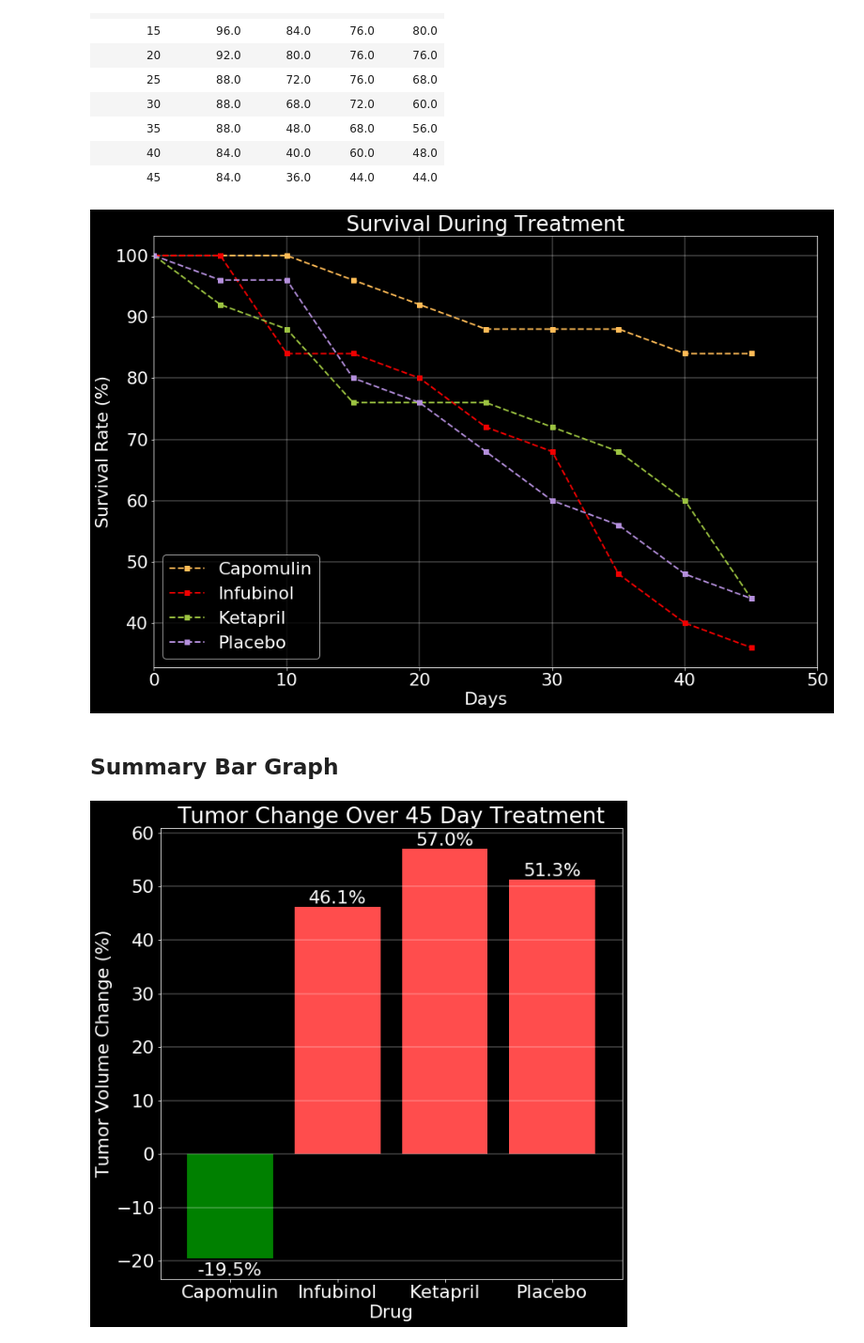
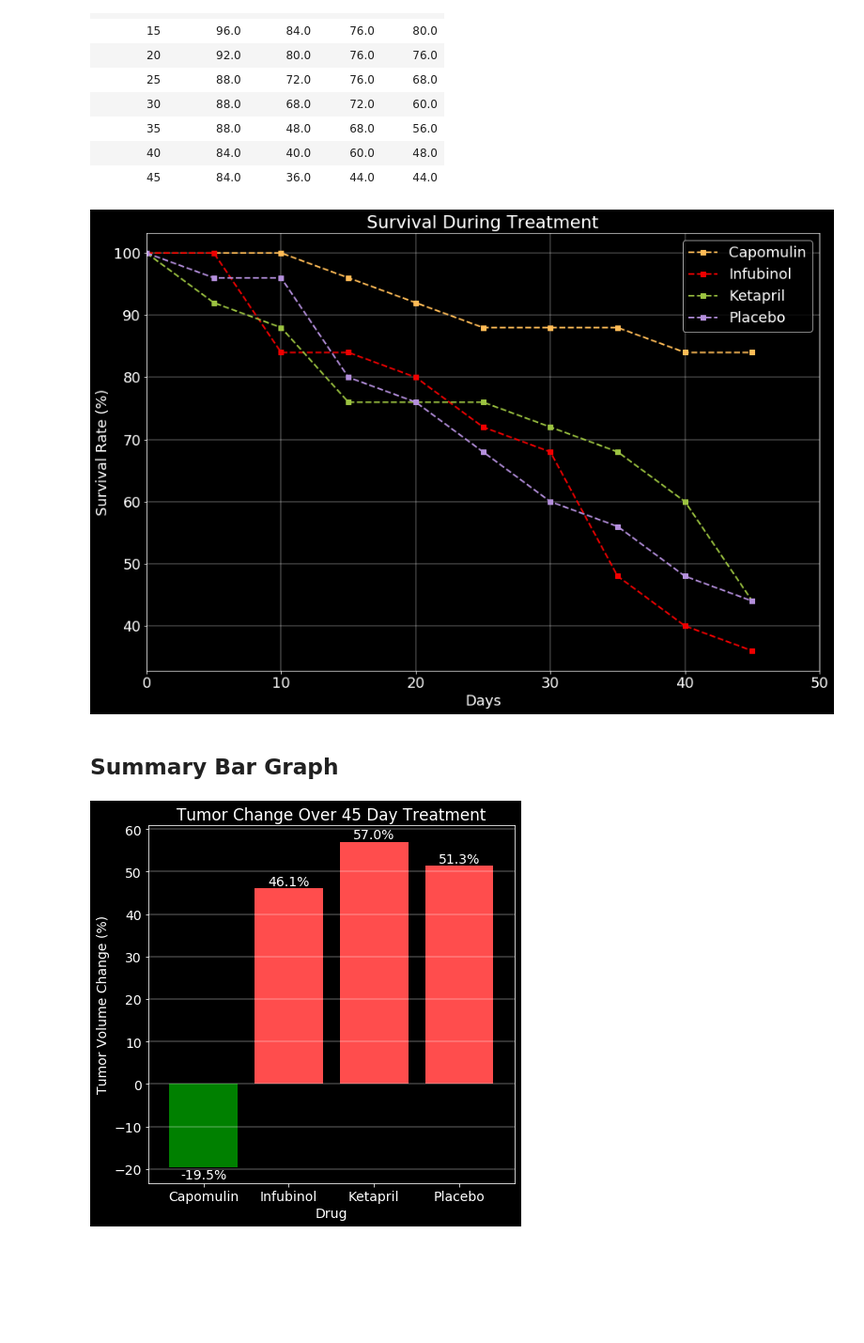
Before and after one commit to costcohotdog/matplotlib_clinical_trial, a Jupyter notebook: Pymaceuticals/pymaceuticals_starter.ipynb, the cells around one changed output. Shown at 94% size. Saved outputs shown, nothing was run; the diff lists cells and outputs as text; code cells hidden in the pictures; blank space fills up the shorter version.

Commit message:
added final notebook and saved plots

```diff
--- a/Pymaceuticals/pymaceuticals_starter.ipynb
+++ b/Pymaceuticals/pymaceuticals_starter.ipynb
@@ -88,7 +88,7 @@ errors_tumor
 plt.style.use('dark_background')
 
 # Font size
-matplotlib.rcParams.update({'font.size': 22})
+matplotlib.rcParams.update({'font.size': 18})
 
 # Create figure and define ax plot
 fig, ax = plt.subplots(figsize=(10,15))
@@ -263,44 +263,48 @@ ax3.legend(loc='best')
 # Save Figure
 fig.savefig('Survival_During_Treatment.jpeg', dpi=300)
 # %% [output]
-[figure, old version]
+[figure, new version]
 # %% [markdown]
 ## Summary Bar Graph
 # %%
 # Calculate the percent changes for each drug
 percent_change = ((mean_tumor.unstack().groupby('Drug').last() / mean_tumor.unstack().groupby('Drug').first()) - 1) * 100
+
+# Change font size
+matplotlib.rcParams.update({'font.size': 14})
 
 # Conditional bar colors, green = negative growth, red = positive growth
 bar_colors = []
 for value in percent_change:
     if value > 0:
         bar_colors.append('#ff4d4d')
     else:
         bar_colors.append('g')
 
 # Create plot
-ax4 = percent_change.plot(kind='bar', colors=bar_colors, width=0.8, figsize=(10,10))
+fig, ax4 = plt.subplots(figsize=(7,7))
+ax4 = percent_change.plot(kind='bar', colors=bar_colors, width=0.8)
 
 # Format
 ax4.title.set_text("Tumor Change Over 45 Day Treatment")
 ax4.set_xlabel("Drug")
 ax4.set_ylabel("Tumor Volume Change (%)")
 ax4.grid(axis='y',linewidth=0.4)
 plt.xticks(rotation=0)
 
 # Add labels to bars
 labels = []
 for value in percent_change: # Pull values from percent_change series and round
     labels.append(round(value, 1))
 
 for rect, label in zip(ax4.patches, labels): # Loops through list of rectangle dimensions and labels list
     height = rect.get_height() # Get the height from each ax4.patches entry
     if label > 0:
-        ax4.text(rect.get_x() + rect.get_width() / 2, height, f'{label}%', ha='center', va='bottom') # Centers the text, finds height to place the text, label to apply, horizontal alignment, vertical alignment
+        ax4.text(rect.get_x() + rect.get_width() / 2, height, f'{label}%', ha='center', va='bottom')
     else:
-        ax4.text(rect.get_x() + rect.get_width() / 2, height*1.04, f'{label}%', ha='center', va='top')
+        ax4.text(rect.get_x() + rect.get_width() / 2, height*1.02, f'{label}%', ha='center', va='top') # arg explaintation for .text: centers the text, finds height to place the text, label to apply, horizontal alignment, vertical alignment. For negative values the vertical alightment is flipped and height spacing adjusted.
 
 # Save Figure
 plt.savefig('Tumor_Change_Over_Time.jpeg', dpi=300)
 # %% [output]
-[figure, old version]
+[figure, new version]
```
Also changed, not shown: parts of 2 cells of this notebook, 4 other files.
